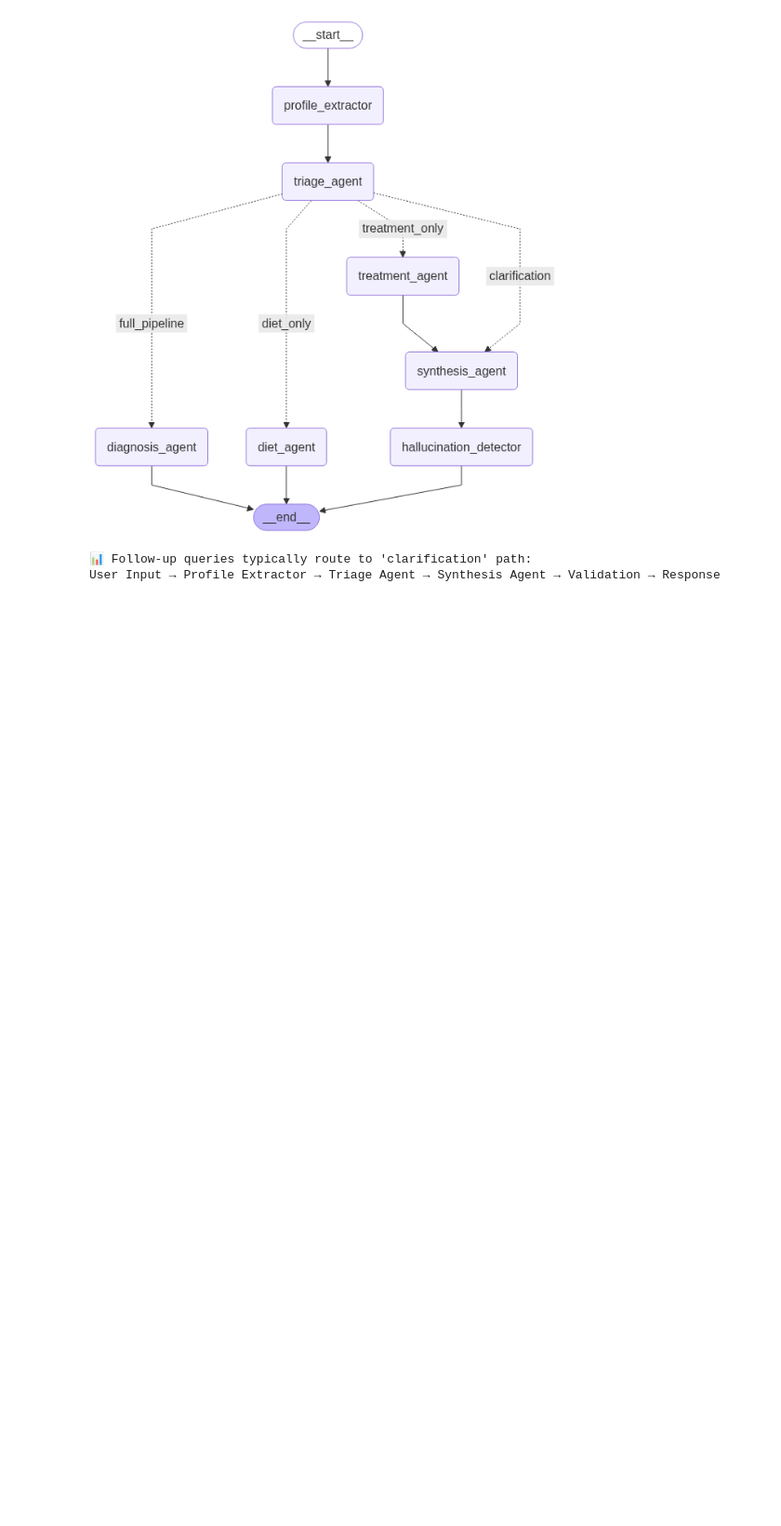
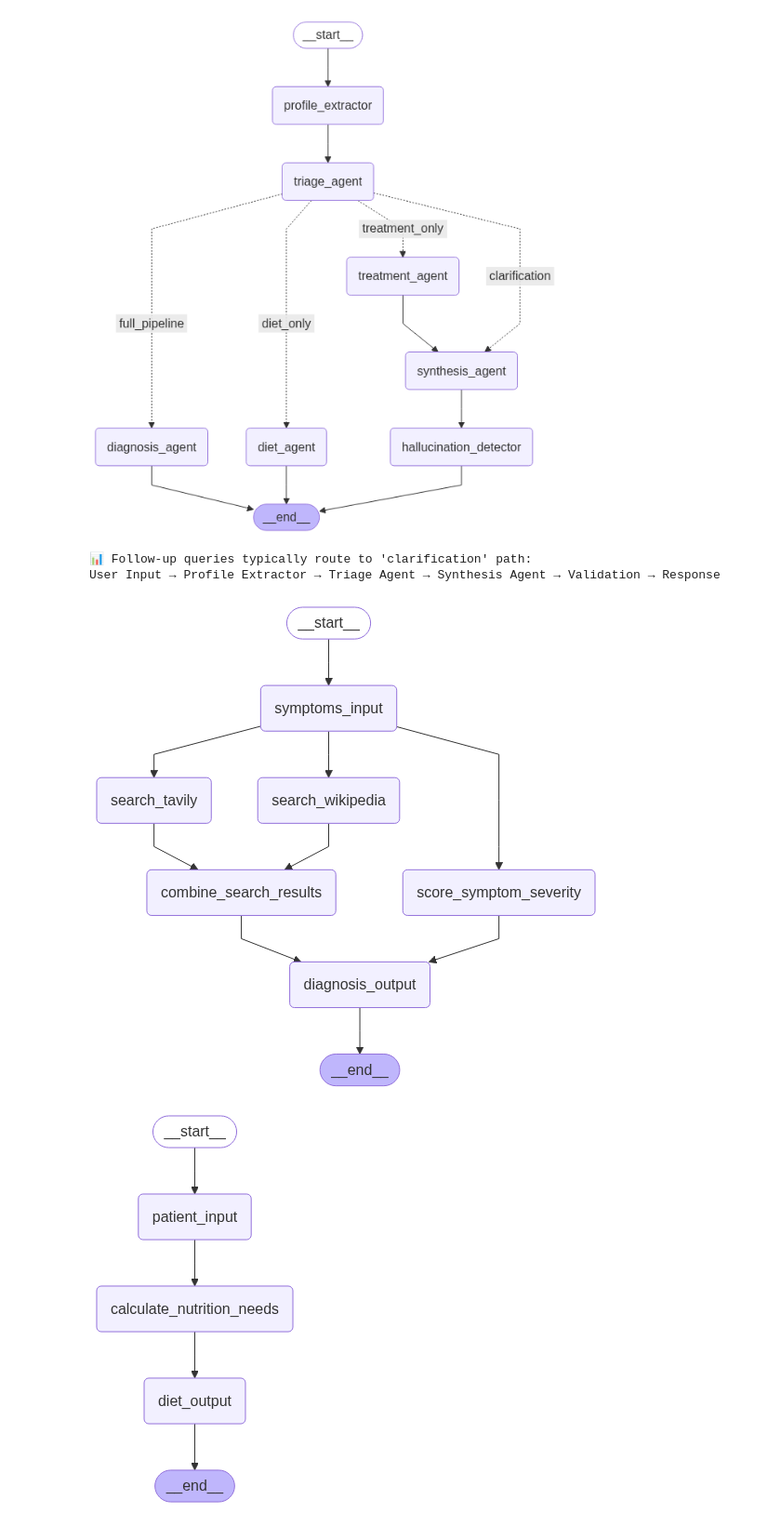
Before and after one commit to Joe-ElM/TC-Capstone, a Jupyter notebook: project.ipynb, the cells around one changed output. Shown: that part at 93% size. Saved outputs shown, nothing was run; the diff lists cells and outputs as text; code cells hidden in the pictures; blank space fills up the shorter version.

```diff
--- a/project.ipynb
+++ b/project.ipynb
@@ -1802,3 +1810,72 @@ Lab values: ['LDL cholesterol', 'triglycerides', 'weight']
 [figure]
 📊 Follow-up queries typically route to 'clarification' path:
 User Input → Profile Extractor → Triage Agent → Synthesis Agent → Validation → Response
+# %%
+from IPython.display import Image, display
+
+# Diagnosis Agent with tools
+diagnosis_builder = StateGraph(MultiAgentHealthState)
+diagnosis_builder.add_node("symptoms_input", lambda x: x)
+diagnosis_builder.add_node("search_wikipedia", lambda x: {"wikipedia_results": "searched"})
+diagnosis_builder.add_node("search_tavily", lambda x: {"tavily_results": "searched"})
+diagnosis_builder.add_node("score_symptom_severity", lambda x: {"severity": "scored"})
+diagnosis_builder.add_node("combine_search_results", lambda x: {"combined": "merged"})
+diagnosis_builder.add_node("diagnosis_output", lambda x: x)
+
+diagnosis_builder.add_edge(START, "symptoms_input")
+diagnosis_builder.add_edge("symptoms_input", "search_wikipedia")
+diagnosis_builder.add_edge("symptoms_input", "search_tavily")
+diagnosis_builder.add_edge("symptoms_input", "score_symptom_severity")
+diagnosis_builder.add_edge("search_wikipedia", "combine_search_results")
+diagnosis_builder.add_edge("search_tavily", "combine_search_results")
+diagnosis_builder.add_edge("combine_search_results", "diagnosis_output")
+diagnosis_builder.add_edge("score_symptom_severity", "diagnosis_output")
+diagnosis_builder.add_edge("diagnosis_output", END)
+
+diagnosis_tool_graph = diagnosis_builder.compile()
+display(Image(diagnosis_tool_graph.get_graph().draw_mermaid_png()))
+
+# Diet Agent with tools
+diet_builder = StateGraph(MultiAgentHealthState)
+diet_builder.add_node("patient_input", lambda x: x)
+diet_builder.add_node("calculate_nutrition_needs", lambda x: {"nutrition": "calculated"})
+diet_builder.add_node("diet_output", lambda x: x)
+
+diet_builder.add_edge(START, "patient_input")
+diet_builder.add_edge("patient_input", "calculate_nutrition_needs")
+diet_builder.add_edge("calculate_nutrition_needs", "diet_output")
+diet_builder.add_edge("diet_output", END)
+
+diet_tool_graph = diet_builder.compile()
+display(Image(diet_tool_graph.get_graph().draw_mermaid_png()))
+
+# Treatment Agent with tools
+treatment_builder = StateGraph(MultiAgentHealthState)
+treatment_builder.add_node("diagnosis_input", lambda x: x)
+treatment_builder.add_node("schedule_appointment", lambda x: {"appointment": "scheduled"})
+treatment_builder.add_node("treatment_output", lambda x: x)
+
+treatment_builder.add_edge(START, "diagnosis_input")
+treatment_builder.add_edge("diagnosis_input", "schedule_appointment")
+treatment_builder.add_edge("schedule_appointment", "treatment_output")
+treatment_builder.add_edge("treatment_output", END)
+
+treatment_tool_graph = treatment_builder.compile()
+display(Image(treatment_tool_graph.get_graph().draw_mermaid_png()))
+
+# Synthesis Agent with tools
+synthesis_builder = StateGraph(MultiAgentHealthState)
+synthesis_builder.add_node("all_outputs", lambda x: x)
+synthesis_builder.add_node("validate_medical_safety", lambda x: {"safety": "validated"})
+synthesis_builder.add_node("synthesis_output", lambda x: x)
+
+synthesis_builder.add_edge(START, "all_outputs")
+synthesis_builder.add_edge("all_outputs", "validate_medical_safety")
+synthesis_builder.add_edge("validate_medical_safety", "synthesis_output")
+synthesis_builder.add_edge("synthesis_output", END)
+
+synthesis_tool_graph = synthesis_builder.compile()
+display(Image(synthesis_tool_graph.get_graph().draw_mermaid_png()))
+# %% [output]
+[figure, added]
+[figure, added]
```
Also changed, not shown: parts of 2 cells of this notebook.
